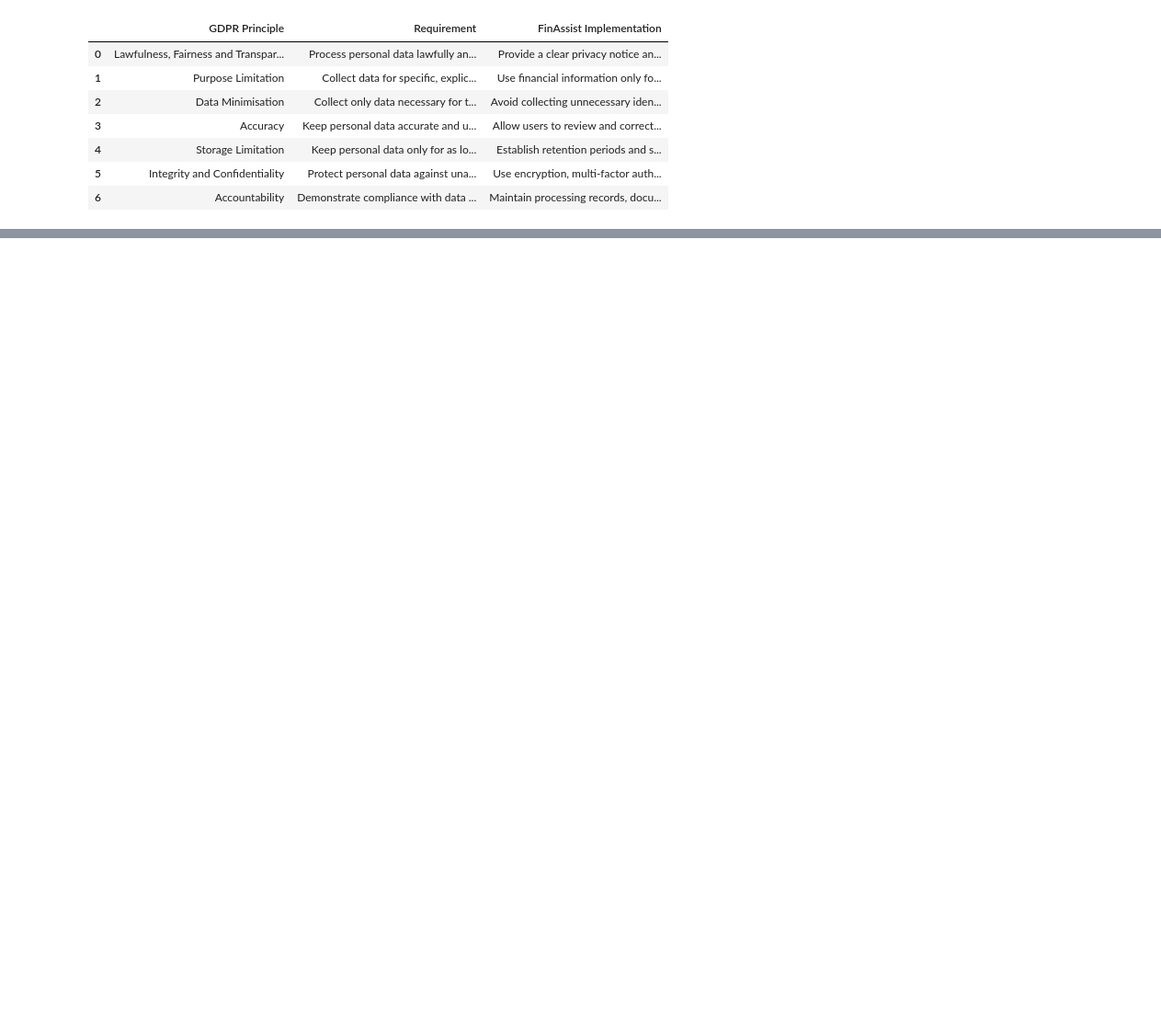
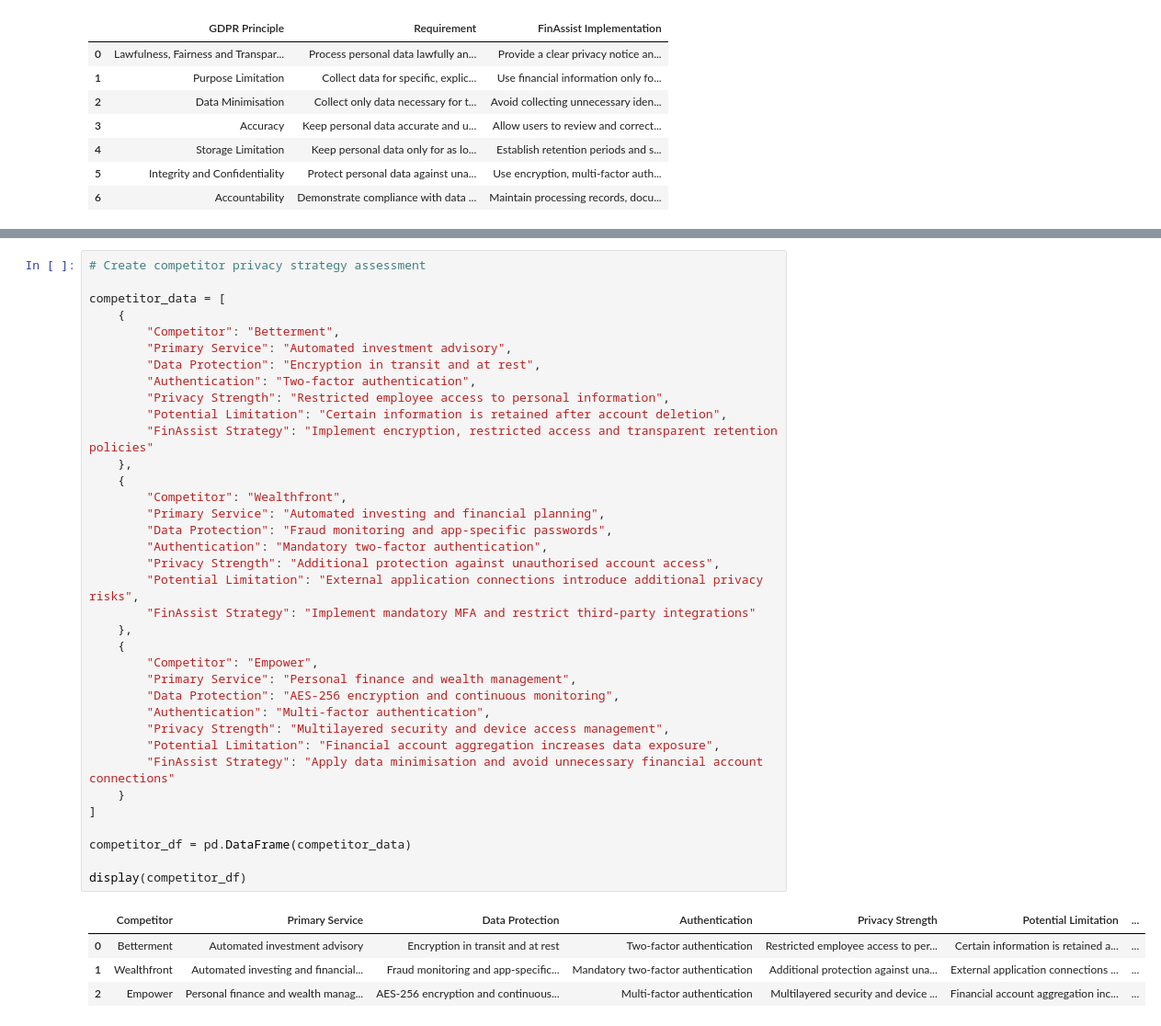
Before and after one commit to shaunak2110/FinAssist, a Jupyter notebook: analysis/01_exploratory_data_analysis.ipynb, the cells around one changed output, grey strips where cells are left out. Shown at 92% size. Drawn from its saved outputs; the diff is of its cells as text; blank space fills up the shorter version.

```diff
--- a/analysis/01_exploratory_data_analysis.ipynb
+++ b/analysis/01_exploratory_data_analysis.ipynb
@@ -680,0 +814,41 @@ GDPR assessment saved to: /home/franzy/StudyMaterials/MastersEpita/DataPrivacyBy
+# %%
+# Create competitor privacy strategy assessment
+
+competitor_data = [
+    {
+        "Competitor": "Betterment",
+        "Primary Service": "Automated investment advisory",
+        "Data Protection": "Encryption in transit and at rest",
+        "Authentication": "Two-factor authentication",
+        "Privacy Strength": "Restricted employee access to personal information",
+        "Potential Limitation": "Certain information is retained after account deletion",
+        "FinAssist Strategy": "Implement encryption, restricted access and transparent retention policies"
+    },
+    {
+        "Competitor": "Wealthfront",
+        "Primary Service": "Automated investing and financial planning",
+        "Data Protection": "Fraud monitoring and app-specific passwords",
+        "Authentication": "Mandatory two-factor authentication",
+        "Privacy Strength": "Additional protection against unauthorised account access",
+        "Potential Limitation": "External application connections introduce additional privacy risks",
+        "FinAssist Strategy": "Implement mandatory MFA and restrict third-party integrations"
+    },
+    {
+        "Competitor": "Empower",
+        "Primary Service": "Personal finance and wealth management",
+        "Data Protection": "AES-256 encryption and continuous monitoring",
+        "Authentication": "Multi-factor authentication",
+        "Privacy Strength": "Multilayered security and device access management",
+        "Potential Limitation": "Financial account aggregation increases data exposure",
+        "FinAssist Strategy": "Apply data minimisation and avoid unnecessary financial account connections"
+    }
+]
+
+competitor_df = pd.DataFrame(competitor_data)
+
+display(competitor_df)
+# %% [output]
+|  | Competitor | Primary Service | Data Protection | Authentication | Privacy Strength | Potential Limitation | ... |
+| 0 | Betterment | Automated investment advisory | Encryption in transit and at rest | Two-factor authentication | Restricted employee access to per... | Certain information is retained a... | ... |
+| 1 | Wealthfront | Automated investing and financial... | Fraud monitoring and app-specific... | Mandatory two-factor authentication | Additional protection against una... | External application connections ... | ... |
+| 2 | Empower | Personal finance and wealth manag... | AES-256 encryption and continuous... | Multi-factor authentication | Multilayered security and device ... | Financial account aggregation inc... | ... |
```
Also changed, not shown: parts of 12 cells of this notebook, 2 other files.
